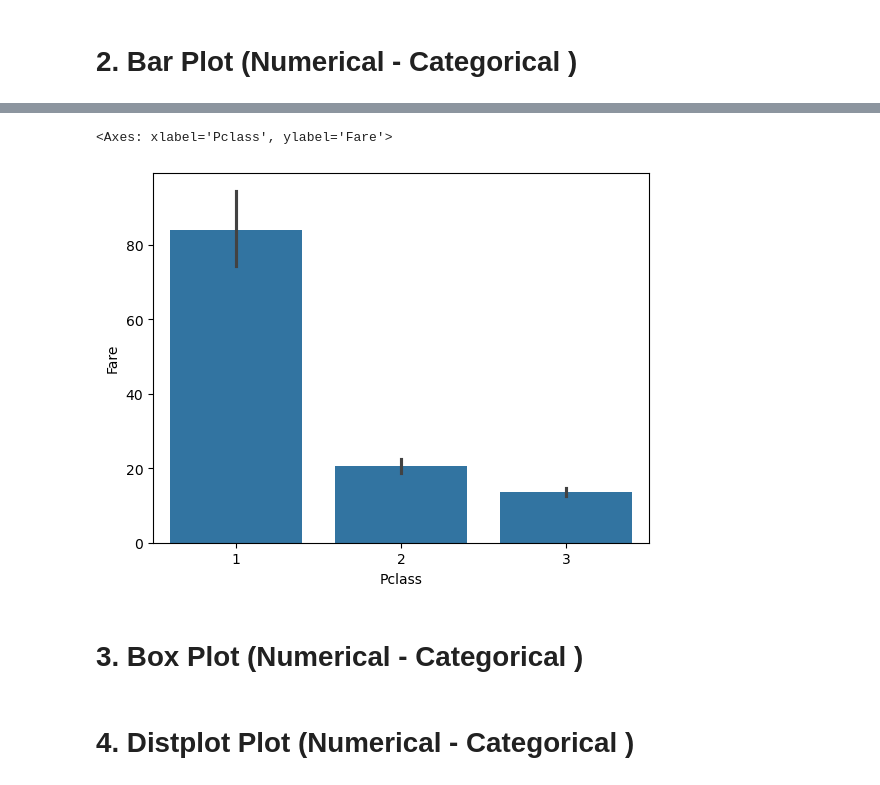
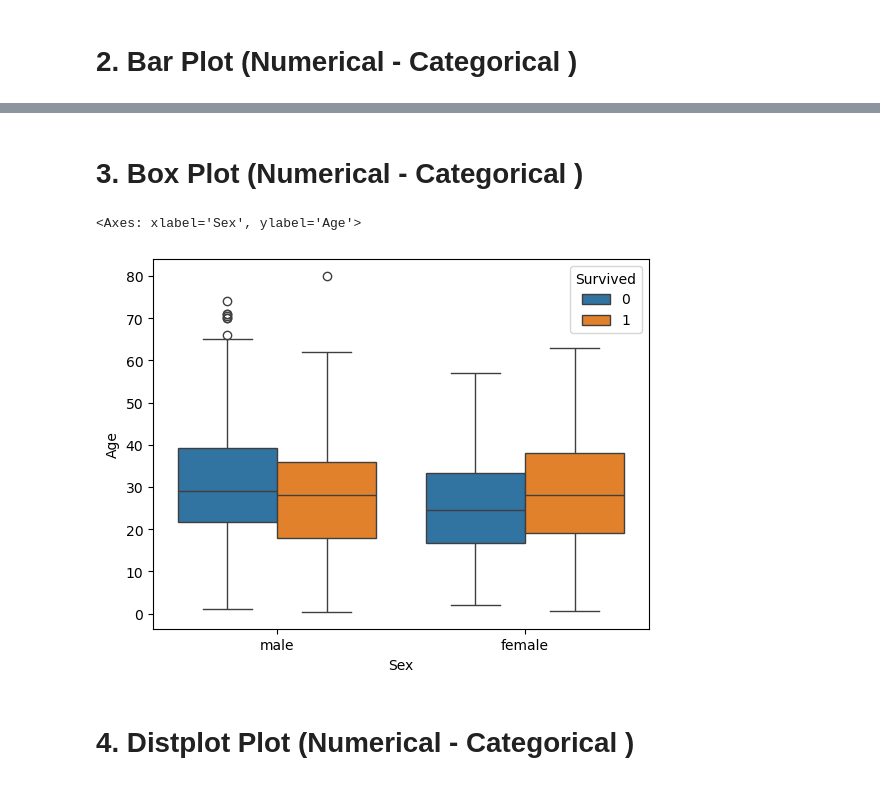
Before and after one commit to Foolmannn/ml-learnings, a Jupyter notebook: 4UnderstandingData/bivariate_multivariate_analysis.ipynb, the cells around one changed output, grey strips where cells are left out. Drawn from its saved outputs; the diff is of its cells as text; code cells hidden in the pictures.

Commit message:
Bivariate Analysis of the data

```diff
--- a/4UnderstandingData/bivariate_multivariate_analysis.ipynb
+++ b/4UnderstandingData/bivariate_multivariate_analysis.ipynb
@@ -13,7 +13,7 @@ tips.head()
 | 3 | 23.68 | 3.31 | Male | No | Sun | Dinner | 2 |
 | 4 | 24.59 | 3.61 | Female | No | Sun | Dinner | 4 |
 # %%
-titanic = pd.read_csv('Titanic-Dataset.csv')
+titanic = pd.read_csv('train.csv')
 # %%
 flights= sns.load_dataset('flights')
 # %%
@@ -58,11 +58,14 @@ titanic.head()
 | 4 | 5 | 0 | 3 | Allen, Mr. William Henry | male | 35.0 | 0 | 0 | 373450 | 8.0500 | ... |
 # %%
 # sns.barplot(data=titanic,x='Pclass',y='Age')
-sns.barplot(data=titanic,x='Pclass',y='Fare')
+# sns.barplot(data=titanic,x='Pclass',y='Fare',hue='Sex')
-# %% [output]
-<Axes: xlabel='Pclass', ylabel='Fare'>
-[figure, removed]
 # %% [markdown]
 # 3. Box Plot (Numerical - Categorical )
+# %%
+# sns.boxplot(data=titanic, x = 'Sex', y = "Age")
+sns.boxplot(data=titanic, x = 'Sex', y = "Age", hue='Survived')
+# %% [output]
+<Axes: xlabel='Sex', ylabel='Age'>
+[figure, added]
 # %% [markdown]
 # 4. Distplot Plot (Numerical - Categorical )
```
Also changed, not shown: parts of 15 cells of this notebook.
